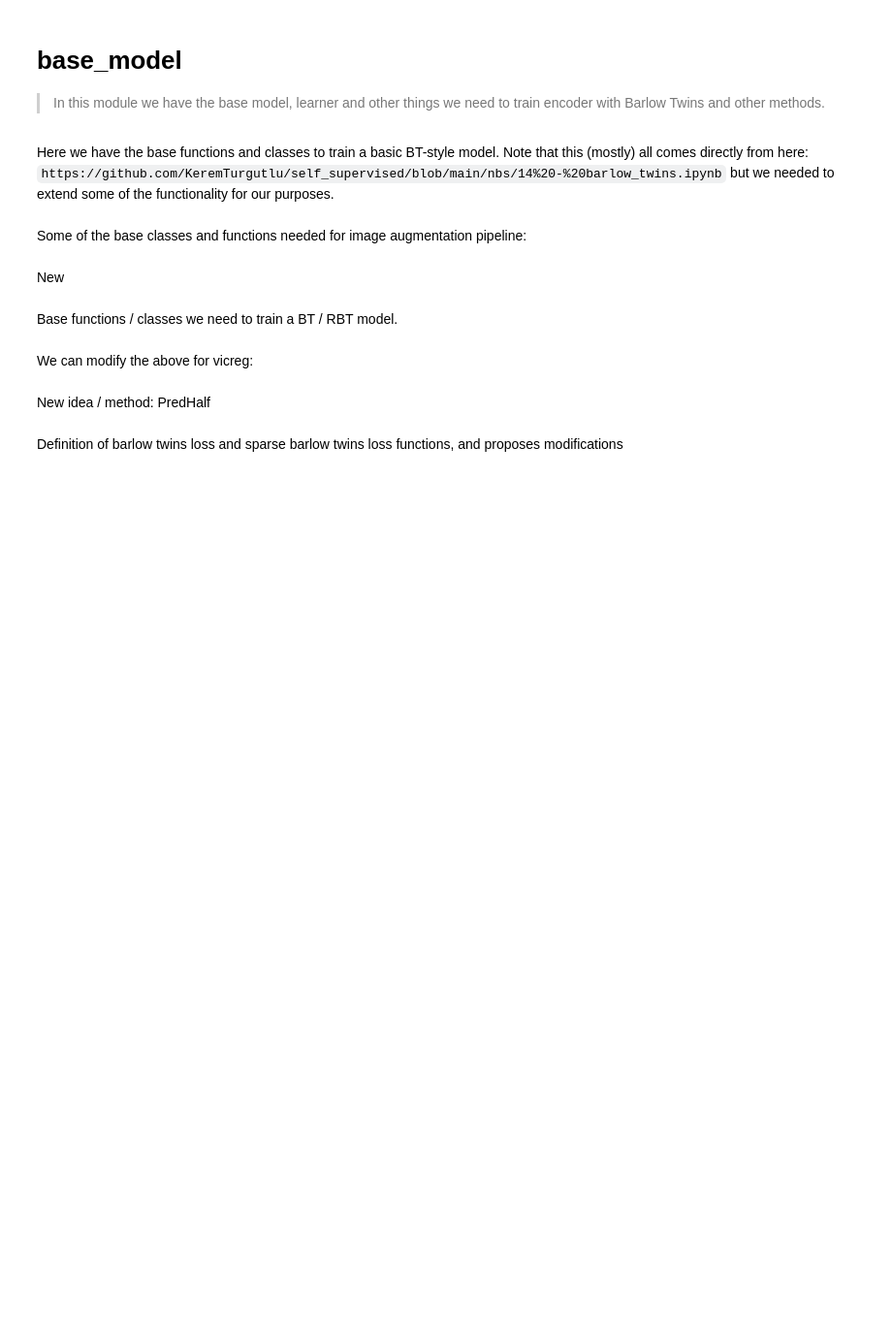
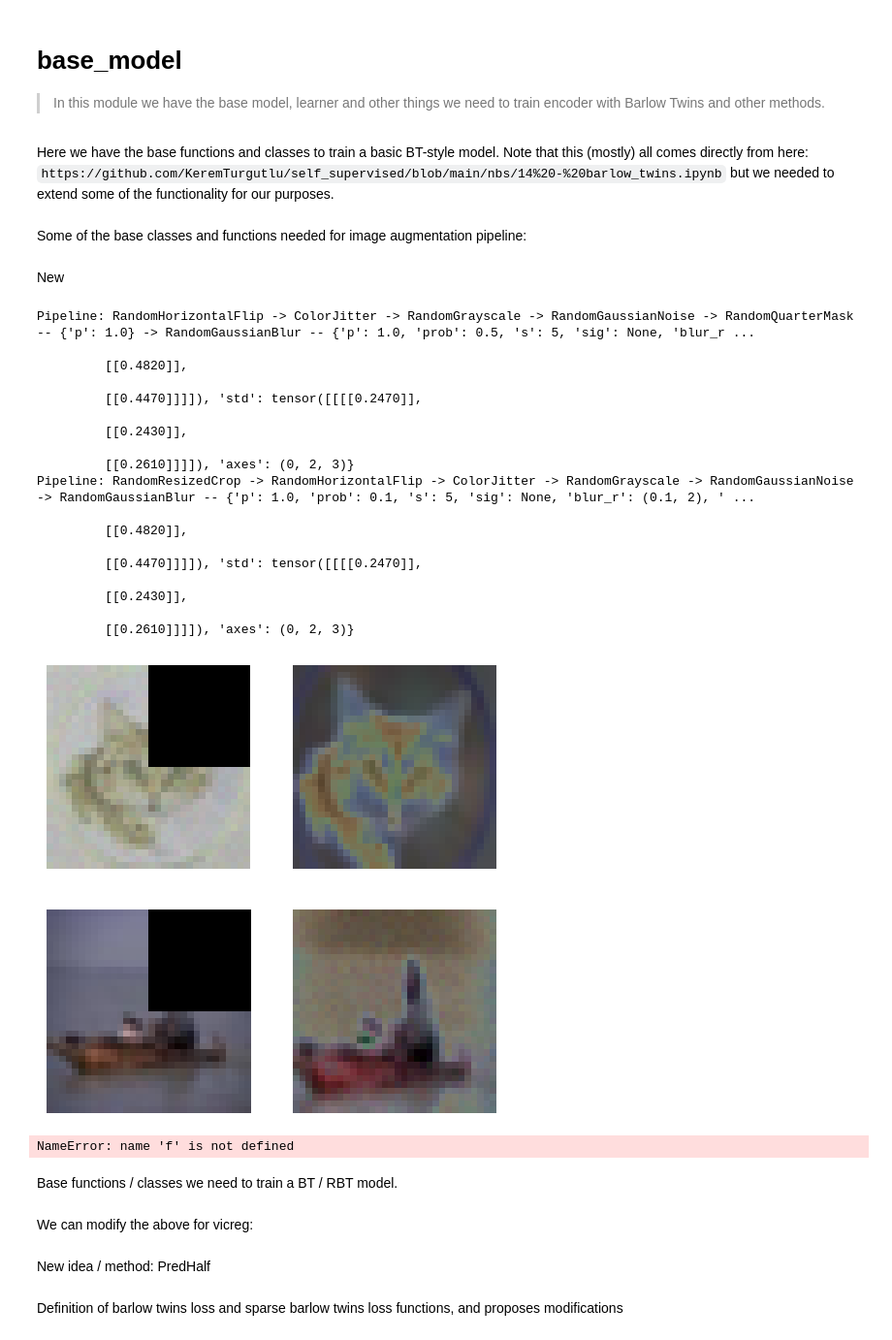
Before and after one commit to hamish-haggerty/base_rbt, a Jupyter notebook: nbs/base_model.ipynb, the cells around one changed output. Shown: that part at 97% size. Saved outputs shown, nothing was run; the diff lists cells and outputs as text; code cells hidden in the pictures; blank space fills up the shorter version.

Commit message:
quarter masking instead

```diff
--- a/nbs/base_model.ipynb
+++ b/nbs/base_model.ipynb
@@ -335,34 +404,83 @@ def get_bt_aug_pipelines(bt_augs,size):
 New
 # %%
 #| export
+
+# def get_bt_predhalf_aug_pipelines(size):
+#     # Augmentations for the masked view
+#     aug_pipelines_1 = get_barlow_twins_aug_pipelines(size=size,
+#                                                     bw=True, rotate=False, crop=False, noise=True, jitter=True, blur=True, solar=True, half_mask=True,
+#                                                     noise_std=0.0125, jitter_s=1.0, blur_s=math.ceil(size/10)+1,
+#                                                     bw_p=0.2, flip_p=0.0, noise_p=0.5, jitter_p=0.5, blur_p=0.5, sol_p=0.0, half_mask_p=0.5,  # half_mask_p controls the probability of applying the mask
+#                                                     stats=cifar_stats, same_on_batch=False, xtra_tfms=[]
+#                                                     )
+
+#     # Augmentations for the full view (keep all augmentations)
+#     aug_pipelines_2 = get_barlow_twins_aug_pipelines(size=size,
+#                                                     bw=True, rotate=True, crop=True, noise=True, jitter=True, blur=True, solar=True,
+#                                                     resize_scale=(0.4, 1.0), rotate_deg=45, noise_std=0.0125, jitter_s=1.0, blur_s=math.ceil(size/10)+1, sol_t=0.01, sol_a=0.01,
+#                                                     bw_p=0.2, flip_p=0.5, rotate_p=0.25, noise_p=0.5, jitter_p=0.5, blur_p=0.1, sol_p=0.2,
+#                                                     stats=cifar_stats, same_on_batch=False, xtra_tfms=[]
+#                                                     )
+
+#     bt_predhalf_aug_pipelines = [aug_pipelines_1, aug_pipelines_2]
+
+#     return bt_predhalf_aug_pipelines
+
 def get_bt_predhalf_aug_pipelines(size):
     # Augmentations for the masked view
     aug_pipelines_1 = get_barlow_twins_aug_pipelines(size=size,
-                                                    bw=True, rotate=False, crop=False, noise=True, jitter=True, blur=True, solar=True, half_mask=True,
+                                                    bw=True, rotate=False, crop=False, noise=True, jitter=True, blur=True, solar=True, quarter_mask=True,
                                                     noise_std=0.0125, jitter_s=1.0, blur_s=math.ceil(size/10)+1,
-                                                    bw_p=0.2, flip_p=0.0, noise_p=0.5, jitter_p=0.5, blur_p=0.5, sol_p=0.0, half_mask_p=1.0,
+                                                    bw_p=0.2, flip_p=0.0, noise_p=0.5, jitter_p=0.5, blur_p=0.5, sol_p=0.0, quarter_mask_p=0.5,
                                                     stats=cifar_stats, same_on_batch=False, xtra_tfms=[]
                                                     )
 
     # Augmentations for the full view (keep all augmentations)
     aug_pipelines_2 = get_barlow_twins_aug_pipelines(size=size,
                                                     bw=True, rotate=True, crop=True, noise=True, jitter=True, blur=True, solar=True,
                                                     resize_scale=(0.4, 1.0), rotate_deg=45, noise_std=0.0125, jitter_s=1.0, blur_s=math.ceil(size/10)+1, sol_t=0.01, sol_a=0.01,
                                                     bw_p=0.2, flip_p=0.5, rotate_p=0.25, noise_p=0.5, jitter_p=0.5, blur_p=0.1, sol_p=0.2,
                                                     stats=cifar_stats, same_on_batch=False, xtra_tfms=[]
                                                     )
 
     bt_predhalf_aug_pipelines = [aug_pipelines_1, aug_pipelines_2]
 
     return bt_predhalf_aug_pipelines
 
+# Update the bt_aug_func_dict
+bt_aug_func_dict['bt_predhalf_aug_pipelines'] = get_bt_predhalf_aug_pipelines
+
 # Add this to the bt_aug_func_dict
 bt_aug_func_dict['bt_predhalf_aug_pipelines'] = get_bt_predhalf_aug_pipelines
 
 #Test
 # dls = get_ssl_dls('cifar10', bs=32, size=32, device=default_device())
 # aug = get_bt_aug_pipelines('bt_predhalf_aug_pipelines', 32)
-# show_bt_batch(dls, n_in=3, aug=aug, n=10, print_augs=True)
+# show_bt_batch(dls, n_in=3, aug=aug, n=2, print_augs=True)
+# %% [output]
+Pipeline: RandomHorizontalFlip -> ColorJitter -> RandomGrayscale -> RandomGaussianNoise -> RandomQuarterMask -- {'p': 1.0} -> RandomGaussianBlur -- {'p': 1.0, 'prob': 0.5, 's': 5, 'sig': None, 'blur_r ...
+
+         [[0.4820]],
+
+         [[0.4470]]]]), 'std': tensor([[[[0.2470]],
+
+         [[0.2430]],
+
+         [[0.2610]]]]), 'axes': (0, 2, 3)}
+Pipeline: RandomResizedCrop -> RandomHorizontalFlip -> ColorJitter -> RandomGrayscale -> RandomGaussianNoise -> RandomGaussianBlur -- {'p': 1.0, 'prob': 0.1, 's': 5, 'sig': None, 'blur_r': (0.1, 2), ' ...
+
+         [[0.4820]],
+
+         [[0.4470]]]]), 'std': tensor([[[[0.2470]],
+
+         [[0.2430]],
+
+         [[0.2610]]]]), 'axes': (0, 2, 3)}
+[figure, added]
+# %%
+f
+# %% [output]
+NameError: name 'f' is not defined
 # %%
 #| export
 
```
Also changed, not shown: parts of 2 cells of this notebook, 2 other files.
